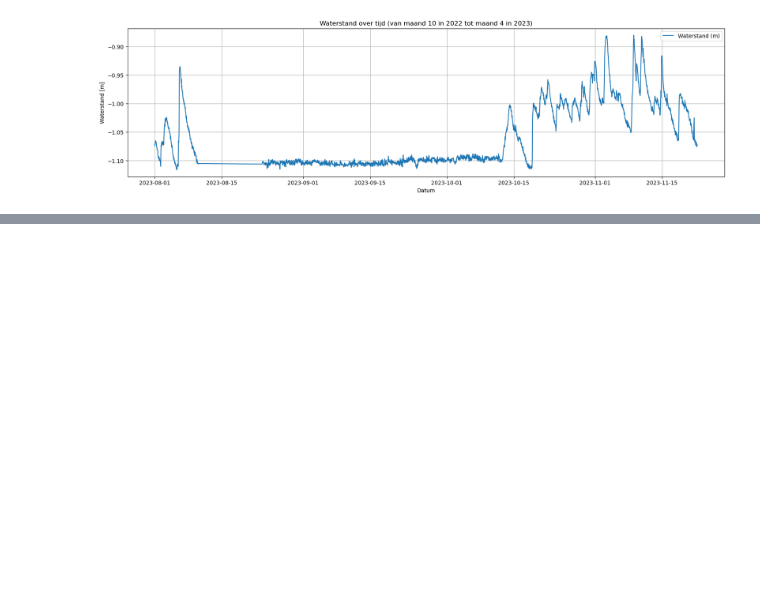
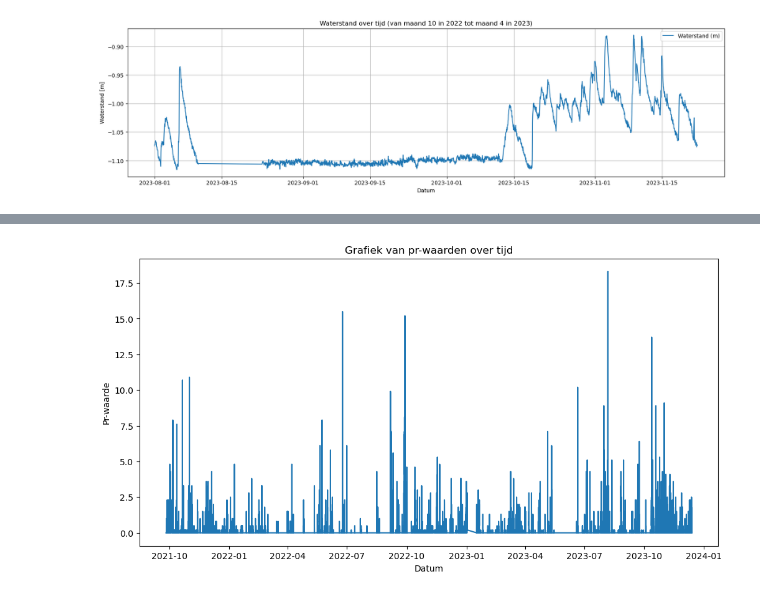
Before and after one commit to Dim277/Casus_waterbergende_weg, a Jupyter notebook: TesTies.ipynb, the cells around one changed output, grey strips where cells are left out. Drawn from its saved outputs; the diff is of its cells as text; code cells hidden in the pictures; blank space fills up the shorter version.

```diff
--- a/TesTies.ipynb
+++ b/TesTies.ipynb
@@ -238,0 +174,45 @@ plt.show()
+# %%
+# Wijzig de werkdirectory
+os.chdir('C:\\Users\\Gebruiker\\Documents\\Programmeren\\Casus_waterbergende_weg\\')
+
+# Bestandsnaam
+origineel_bestand = 'pr_tg_Hoogmade_id7dffd7e2-25e0-e711-9405-0003ff59b2bd.csv'
+
+# Lees de originele gegevens in
+data = pd.read_csv(origineel_bestand, delimiter= ';')
+
+# Haal de kolomnamen op
+var = list(data.columns)
+
+# Controleer en converteer de 'pr'-kolom naar numerieke waarden
+data[var[2]] = pd.to_numeric(data[var[2]], errors='coerce')
+
+# Vervang NaN-waarden door 0.0 in de 'pr'-kolom
+data[var[2]].fillna(0.0, inplace=True)
+
+# Converteer de 'pr'-kolom naar een lijst
+aangepaste_data_list = data[var[2]].tolist()
+
+# Haal de gegevens op voor de plot
+pr = data[var[2]]
+tt = pd.to_datetime(data["datum"])
+
+# Maak een nieuw figuur met aangepaste grootte
+plt.figure(figsize=(12, 6))
+
+# Plot de gegevens
+plt.plot(tt, pr)
+
+# Voeg labels toe aan de assen en een titel
+plt.xlabel('Datum')
+plt.ylabel('Pr-waarde')
+plt.title('Grafiek van pr-waarden over tijd')
+
+# Toon de plot
+plt.show()
+
+# Geef de lijst van aangepaste gegevens weer
+#print("Aangepaste gegevens als lijst:")
+#print(aangepaste_data_list)
+# %% [output]
+[figure, added]
```
Also changed, not shown: parts of 3 cells of this notebook, 1 other file.
